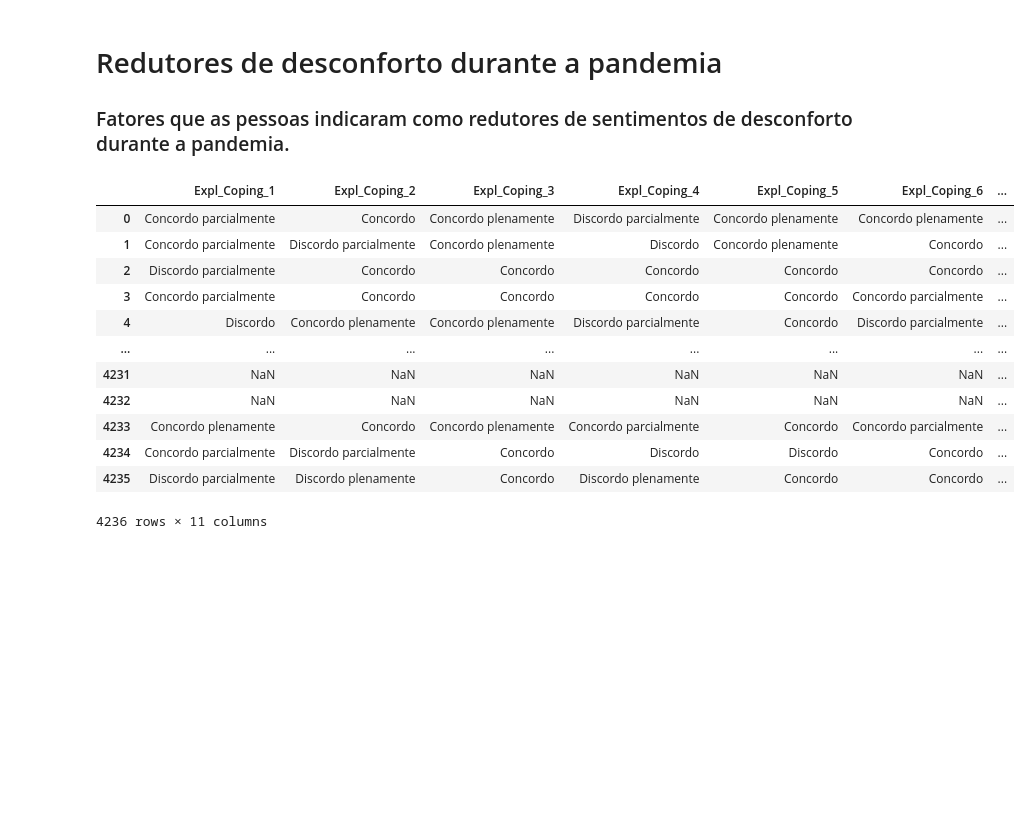
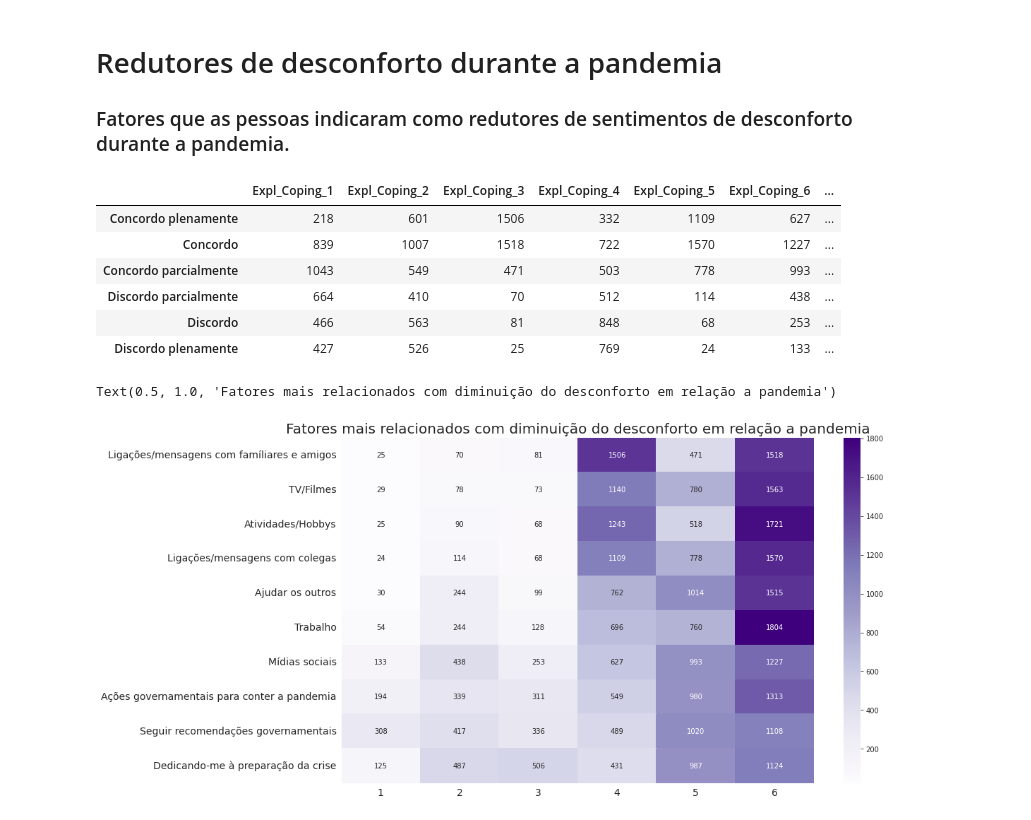
Before and after one commit to VascoMonteiroNeto/analisedataset_COVIDiSTRESSglobalsurvey, a Jupyter notebook: Notebook_analise_COVIDiSTRESS.ipynb, the cells around one changed output. Drawn from its saved outputs; the diff is of its cells as text; code cells hidden in the pictures; blank space fills up the shorter version.

```diff
--- a/Notebook_analise_COVIDiSTRESS.ipynb
+++ b/Notebook_analise_COVIDiSTRESS.ipynb
@@ -789,20 +774,54 @@ for ax in axes.flat:
 # Redutores de desconforto durante a pandemia
 ### Fatores que as pessoas indicaram como redutores de sentimentos de desconforto durante a pandemia.
 # %%
-dfBR.iloc[:, 99:110]
-# .apply(pd.value_counts).reindex(index = ['Concordo plenamente','Concordo','Concordo parcialmente',
-#                                                               'Discordo parcialmente','Discordo','Discordo plenamente'])
+dfBR.iloc[:, 99:115].apply(pd.value_counts).reindex(index = ['Concordo plenamente','Concordo','Concordo parcialmente',
+                                                              'Discordo parcialmente','Discordo','Discordo plenamente'])
 # %% [output]
 |  | Expl_Coping_1 | Expl_Coping_2 | Expl_Coping_3 | Expl_Coping_4 | Expl_Coping_5 | Expl_Coping_6 | ... |
-| 0 | Concordo parcialmente | Concordo | Concordo plenamente | Discordo parcialmente | Concordo plenamente | Concordo plenamente | ... |
-| 1 | Concordo parcialmente | Discordo parcialmente | Concordo plenamente | Discordo | Concordo plenamente | Concordo | ... |
-| 2 | Discordo parcialmente | Concordo | Concordo | Concordo | Concordo | Concordo | ... |
-| 3 | Concordo parcialmente | Concordo | Concordo | Concordo | Concordo | Concordo parcialmente | ... |
-| 4 | Discordo | Concordo plenamente | Concordo plenamente | Discordo parcialmente | Concordo | Discordo parcialmente | ... |
-| ... | ... | ... | ... | ... | ... | ... | ... |
-| 4231 | NaN | NaN | NaN | NaN | NaN | NaN | ... |
-| 4232 | NaN | NaN | NaN | NaN | NaN | NaN | ... |
-| 4233 | Concordo plenamente | Concordo | Concordo plenamente | Concordo parcialmente | Concordo | Concordo parcialmente | ... |
-| 4234 | Concordo parcialmente | Discordo parcialmente | Concordo | Discordo | Discordo | Concordo | ... |
-| 4235 | Discordo parcialmente | Discordo plenamente | Concordo | Discordo plenamente | Concordo | Concordo | ... |
+| Concordo plenamente | 218 | 601 | 1506 | 332 | 1109 | 627 | ... |
+| Concordo | 839 | 1007 | 1518 | 722 | 1570 | 1227 | ... |
+| Concordo parcialmente | 1043 | 549 | 471 | 503 | 778 | 993 | ... |
+| Discordo parcialmente | 664 | 410 | 70 | 512 | 114 | 438 | ... |
+| Discordo | 466 | 563 | 81 | 848 | 68 | 253 | ... |
+| Discordo plenamente | 427 | 526 | 25 | 769 | 24 | 133 | ... |
-4236 rows × 11 columns
+# %%
+dfCoping = dfBR.iloc[:, 99:115].apply(pd.value_counts)
+
+dfCoping.index = [6, 5, 4, 3, 2, 1]
+dfCoping.sort_index(inplace=True)
+
+
+#selecionando as 10 variáveis relacionadas ao stress que os participantes mais concordam que aumentam o nível de angústia
+
+rank = []
+rank_Discord = []
+for col in dfCoping.columns:
+  rank.append(dfCoping[col][[4,5,6]].sum())
+
+dfRank = pd.DataFrame(data = dfCoping.columns, columns=['Concordancia'], index= rank)
+dfRank.sort_index(ascending=False, inplace=True)
+
+varStress = dfRank.Concordancia[:10]
+#Dataframe só com as 10 variáveis
+dfCoping = dfCoping[varStress]
+
+dfCoping.rename(columns={'Expl_Coping_3' : 'Ligações/mensagens com famíliares e amigos', 'Expl_Coping_9' : 'TV/Filmes',
+                          'Expl_Coping_14' : 'Atividades/Hobbys', 'Expl_Coping_5' : 'Ligações/mensagens com colegas',
+                          'Expl_Coping_10' : 'Ajudar os outros', 'Expl_Coping_13' : 'Trabalho',
+                          'Expl_Coping_6' : 'Mídias sociais', 'Expl_Coping_16' : 'Ações governamentais para conter a pandemia',
+                          'Expl_Coping_12' : 'Seguir recomendações governamentais', 'Expl_Coping_11' : 'Dedicando-me à preparação da crise'
+                            },
+                inplace=True)
+
+
+# definindo a dimensão do gráfico
+fig_dims = (15, 9)
+fig, axx = plt.subplots(figsize=fig_dims)
+
+ax = sns.heatmap( data=dfCoping.T, cmap="Purples", annot=True, fmt="d")
+plt.xticks(fontsize=14)
+plt.yticks(fontsize=14)
+ax.set_title('Fatores mais relacionados com diminuição do desconforto em relação a pandemia', fontsize=20)
+# %% [output]
+Text(0.5, 1.0, 'Fatores mais relacionados com diminuição do desconforto em relação a pandemia')
+[figure, added]
```
Also changed, not shown: parts of 3 cells of this notebook.
